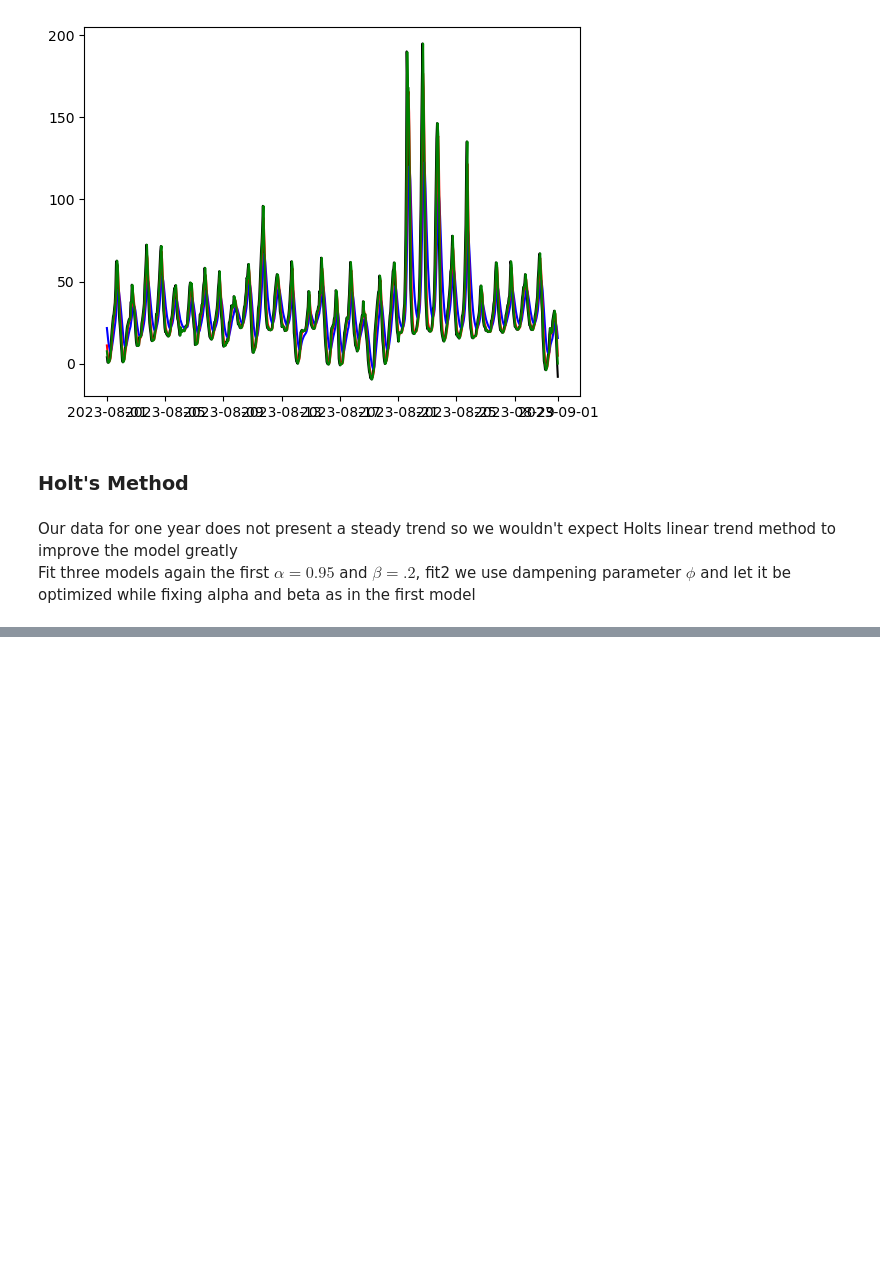
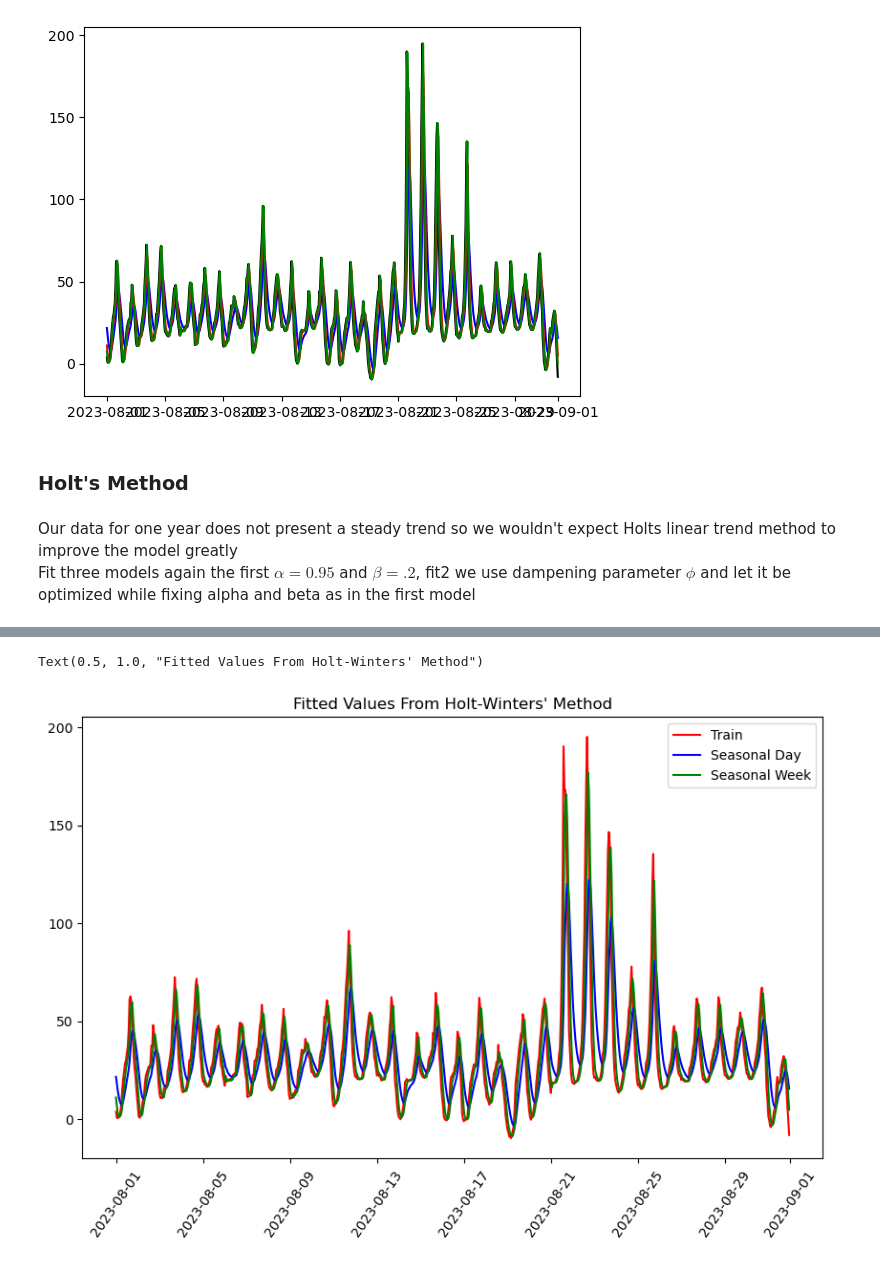
Before and after one commit to maxwellgriffith345/SPPPrices, a Jupyter notebook: Exponential Smoothing.ipynb, the cells around one changed output, grey strips where cells are left out. Drawn from its saved outputs; the diff is of its cells as text; code cells hidden in the pictures; blank space fills up the shorter version.

```diff
--- a/Exponential Smoothing.ipynb
+++ b/Exponential Smoothing.ipynb
@@ -91,0 +116,11 @@ plt.plot(Hfit2.fittedvalues.loc["2023-08"], color="red")
+# %%
+plt.figure(figsize=(10,6))
+plt.plot(cimarron_train.loc["2023-08"], color = "red", label="Train")
+plt.plot(fit1.fittedvalues.loc["2023-08"], color="blue", label="Seasonal Day")
+plt.plot(fit2.fittedvalues.loc["2023-08"], color="green", label="Seasonal Week")
+plt.tick_params(axis='x', rotation=55)
+plt.legend()
+plt.title("Fitted Values From Holt-Winters' Method")
+# %% [output]
+Text(0.5, 1.0, "Fitted Values From Holt-Winters' Method")
+[figure, added]
```
Also changed, not shown: parts of 18 cells of this notebook.
